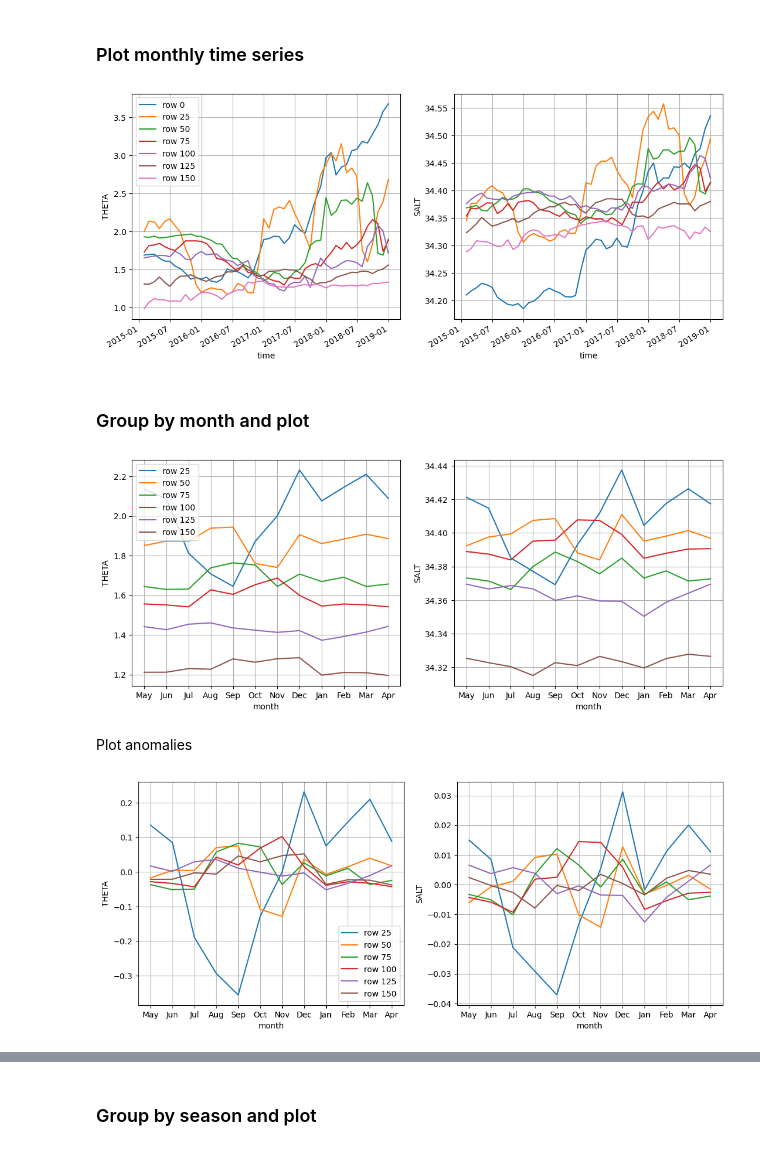
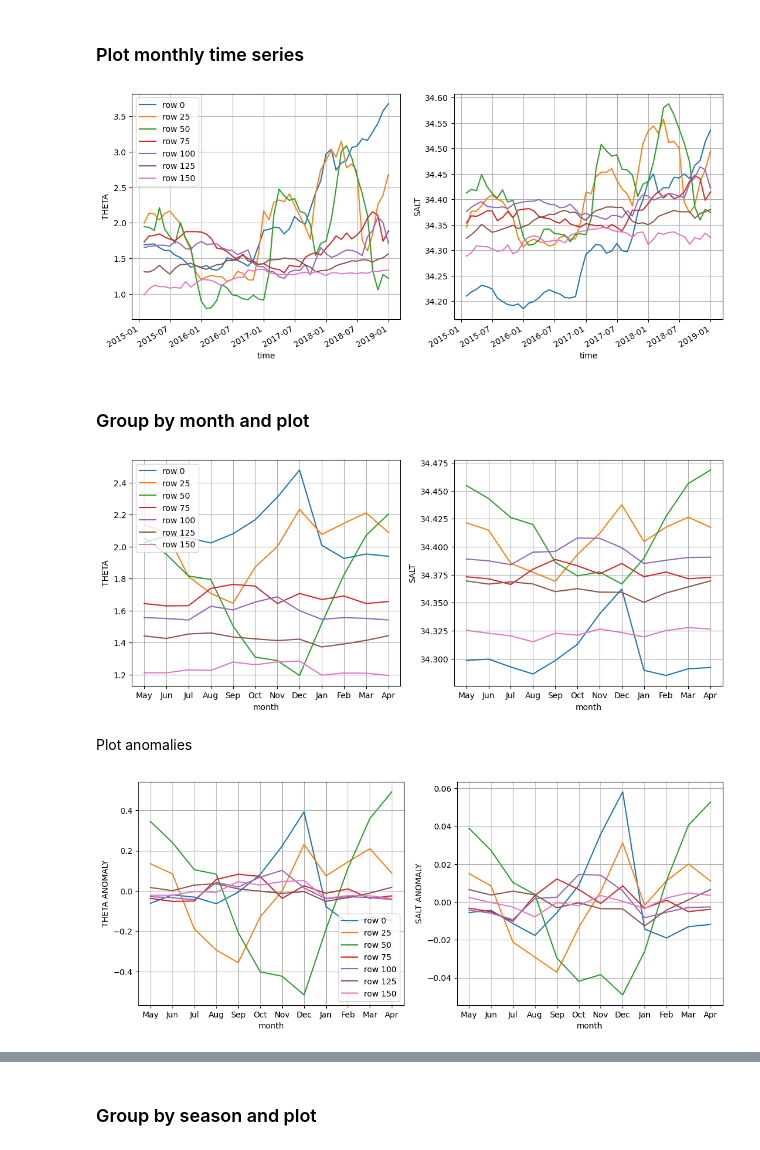
Before and after one commit to mjzahn/OMG_Narwhals_hydrography-manuscript, a Jupyter notebook: 02_analyses-and-plots/ecco_melville/06_plot_AW_timeseries.ipynb, the cells around one changed output, grey strips where cells are left out. Saved outputs shown, nothing was run; the diff lists cells and outputs as text; code cells hidden in the pictures.

Commit message:
updated AW time series

```diff
--- a/02_analyses-and-plots/ecco_melville/06_plot_AW_timeseries.ipynb
+++ b/02_analyses-and-plots/ecco_melville/06_plot_AW_timeseries.ipynb
@@ -34,7 +34,7 @@ Extract boxes we want
 ## isolate AW box in each row
 theta_row000_AW = theta_row000.sel(depth=slice(200,320)).isel(cols=slice(190,230))
 theta_row025_AW = theta_row025.sel(depth=slice(275,400)).isel(cols=slice(160,210))
-theta_row050_AW = theta_row050.sel(depth=slice(275,400)).isel(cols=slice(175,210))
+theta_row050_AW = theta_row050.sel(depth=slice(300,450)).isel(cols=slice(145,160))
 theta_row075_AW = theta_row075.sel(depth=slice(275,425)).isel(cols=slice(150,190))
 theta_row100_AW = theta_row100.sel(depth=slice(300,450)).isel(cols=slice(125,160))
 theta_row125_AW = theta_row125.sel(depth=slice(300,425)).isel(cols=slice(120,145))
@@ -42,7 +42,7 @@ theta_row150_AW = theta_row150.sel(depth=slice(275,400)).isel(cols=slice(125,155
 
 salt_row000_AW = salt_row000.sel(depth=slice(200,320)).isel(cols=slice(190,230))
 salt_row025_AW = salt_row025.sel(depth=slice(275,400)).isel(cols=slice(160,210))
-salt_row050_AW = salt_row050.sel(depth=slice(275,400)).isel(cols=slice(175,210))
+salt_row050_AW = salt_row050.sel(depth=slice(300,450)).isel(cols=slice(145,160))
 salt_row075_AW = salt_row075.sel(depth=slice(275,425)).isel(cols=slice(150,190))
 salt_row100_AW = salt_row100.sel(depth=slice(300,450)).isel(cols=slice(125,160))
 salt_row125_AW = salt_row125.sel(depth=slice(300,425)).isel(cols=slice(120,145))
@@ -150,11 +146,12 @@ salt_row150_AW_mean.resample(time='1M').mean('time').plot(ax=ax2,label='row 150'
 # ax2.legend()
 ax2.grid()
 # %% [output]
-[figure, old version]
+[figure, new version]
 # %% [markdown]
 ### Group by month and plot
 # %%
 ## order months
+theta_row000_AW_month = theta_row000_AW_mean.groupby('time.month').mean('time').sel(month=[5,6,7,8,9,10,11,12,1,2,3,4])
 theta_row025_AW_month = theta_row025_AW_mean.groupby('time.month').mean('time').sel(month=[5,6,7,8,9,10,11,12,1,2,3,4])
 theta_row050_AW_month = theta_row050_AW_mean.groupby('time.month').mean('time').sel(month=[5,6,7,8,9,10,11,12,1,2,3,4])
 theta_row075_AW_month = theta_row075_AW_mean.groupby('time.month').mean('time').sel(month=[5,6,7,8,9,10,11,12,1,2,3,4])
@@ -162,6 +159,7 @@ theta_row100_AW_month = theta_row100_AW_mean.groupby('time.month').mean('time').
 theta_row125_AW_month = theta_row125_AW_mean.groupby('time.month').mean('time').sel(month=[5,6,7,8,9,10,11,12,1,2,3,4])
 theta_row150_AW_month = theta_row150_AW_mean.groupby('time.month').mean('time').sel(month=[5,6,7,8,9,10,11,12,1,2,3,4])
 
+theta_row000_AW_month['month'] = ['May','Jun','Jul','Aug','Sep','Oct','Nov','Dec','Jan','Feb','Mar','Apr']
 theta_row025_AW_month['month'] = ['May','Jun','Jul','Aug','Sep','Oct','Nov','Dec','Jan','Feb','Mar','Apr']
 theta_row050_AW_month['month'] = ['May','Jun','Jul','Aug','Sep','Oct','Nov','Dec','Jan','Feb','Mar','Apr']
 theta_row075_AW_month['month'] = ['May','Jun','Jul','Aug','Sep','Oct','Nov','Dec','Jan','Feb','Mar','Apr']
@@ -169,6 +167,7 @@ theta_row100_AW_month['month'] = ['May','Jun','Jul','Aug','Sep','Oct','Nov','Dec
 theta_row125_AW_month['month'] = ['May','Jun','Jul','Aug','Sep','Oct','Nov','Dec','Jan','Feb','Mar','Apr']
 theta_row150_AW_month['month'] = ['May','Jun','Jul','Aug','Sep','Oct','Nov','Dec','Jan','Feb','Mar','Apr']
 
+salt_row000_AW_month = salt_row000_AW_mean.groupby('time.month').mean('time').sel(month=[5,6,7,8,9,10,11,12,1,2,3,4])
 salt_row025_AW_month = salt_row025_AW_mean.groupby('time.month').mean('time').sel(month=[5,6,7,8,9,10,11,12,1,2,3,4])
 salt_row050_AW_month = salt_row050_AW_mean.groupby('time.month').mean('time').sel(month=[5,6,7,8,9,10,11,12,1,2,3,4])
 salt_row075_AW_month = salt_row075_AW_mean.groupby('time.month').mean('time').sel(month=[5,6,7,8,9,10,11,12,1,2,3,4])
@@ -176,6 +175,7 @@ salt_row100_AW_month = salt_row100_AW_mean.groupby('time.month').mean('time').se
 salt_row125_AW_month = salt_row125_AW_mean.groupby('time.month').mean('time').sel(month=[5,6,7,8,9,10,11,12,1,2,3,4])
 salt_row150_AW_month = salt_row150_AW_mean.groupby('time.month').mean('time').sel(month=[5,6,7,8,9,10,11,12,1,2,3,4])
 
+salt_row000_AW_month['month'] = ['May','Jun','Jul','Aug','Sep','Oct','Nov','Dec','Jan','Feb','Mar','Apr']
 salt_row025_AW_month['month'] = ['May','Jun','Jul','Aug','Sep','Oct','Nov','Dec','Jan','Feb','Mar','Apr']
 salt_row050_AW_month['month'] = ['May','Jun','Jul','Aug','Sep','Oct','Nov','Dec','Jan','Feb','Mar','Apr']
 salt_row075_AW_month['month'] = ['May','Jun','Jul','Aug','Sep','Oct','Nov','Dec','Jan','Feb','Mar','Apr']
@@ -185,7 +185,7 @@ salt_row150_AW_month['month'] = ['May','Jun','Jul','Aug','Sep','Oct','Nov','Dec'
 # %%
 fig, (ax1,ax2) = plt.subplots(1,2,figsize=[13,5])
 
-# theta_row000_AW_mean.groupby('time.month').mean('time').plot(ax=ax1,label='row 0')
+theta_row000_AW_month.plot(ax=ax1,label='row 0')
 theta_row025_AW_month.plot(ax=ax1,label='row 25')
 theta_row050_AW_month.plot(ax=ax1,label='row 50')
 theta_row075_AW_month.plot(ax=ax1,label='row 75')
@@ -195,7 +195,7 @@ theta_row150_AW_month.plot(ax=ax1,label='row 150')
 ax1.legend(loc='upper left')
 ax1.grid()
 
-# salt_row000_AW_mean.groupby('time.month').mean('time').plot(ax=ax2,label='row 0')
+salt_row000_AW_month.plot(ax=ax2,label='row 0')
 salt_row025_AW_month.plot(ax=ax2,label='row 25')
 salt_row050_AW_month.plot(ax=ax2,label='row 50')
 salt_row075_AW_month.plot(ax=ax2,label='row 75')
@@ -205,30 +205,33 @@ salt_row150_AW_month.plot(ax=ax2,label='row 150')
 # ax2.legend()
 ax2.grid()
 # %% [output]
-[figure, old version]
+[figure, new version]
 # %% [markdown]
 Plot anomalies
 # %%
 fig, (ax1,ax2) = plt.subplots(1,2,figsize=[13,5])
 
-# theta_row000_AW_mean.groupby('time.month').mean('time').plot(ax=ax1,label='row 0')
+(theta_row000_AW_month-theta_row000_AW_month.mean()).plot(ax=ax1,label='row 0')
 (theta_row025_AW_month-theta_row025_AW_month.mean()).plot(ax=ax1,label='row 25')
 (theta_row050_AW_month-theta_row050_AW_month.mean()).plot(ax=ax1,label='row 50')
 (theta_row075_AW_month-theta_row075_AW_month.mean()).plot(ax=ax1,label='row 75')
 (theta_row100_AW_month-theta_row100_AW_month.mean()).plot(ax=ax1,label='row 100')
 (theta_row125_AW_month-theta_row125_AW_month.mean()).plot(ax=ax1,label='row 125')
 (theta_row150_AW_month-theta_row150_AW_month.mean()).plot(ax=ax1,label='row 150')
 ax1.legend(loc='lower right')
 ax1.grid()
 
-# salt_row000_AW_mean.groupby('time.month').mean('time').plot(ax=ax2,label='row 0')
+(salt_row000_AW_month-salt_row000_AW_month.mean()).plot(ax=ax2,label='row 0')
 (salt_row025_AW_month-salt_row025_AW_month.mean()).plot(ax=ax2,label='row 25')
 (salt_row050_AW_month-salt_row050_AW_month.mean()).plot(ax=ax2,label='row 50')
 (salt_row075_AW_month-salt_row075_AW_month.mean()).plot(ax=ax2,label='row 75')
 (salt_row100_AW_month-salt_row100_AW_month.mean()).plot(ax=ax2,label='row 100')
 (salt_row125_AW_month-salt_row125_AW_month.mean()).plot(ax=ax2,label='row 125')
 (salt_row150_AW_month-salt_row150_AW_month.mean()).plot(ax=ax2,label='row 150')
 # ax2.legend()
 ax2.grid()
+
+ax1.set_ylabel("THETA ANOMALY")
+ax2.set_ylabel("SALT ANOMALY");
 # %% [output]
-[figure, old version]
+[figure, new version]
```
Also changed, not shown: parts of 7 cells of this notebook, 18 other files.
